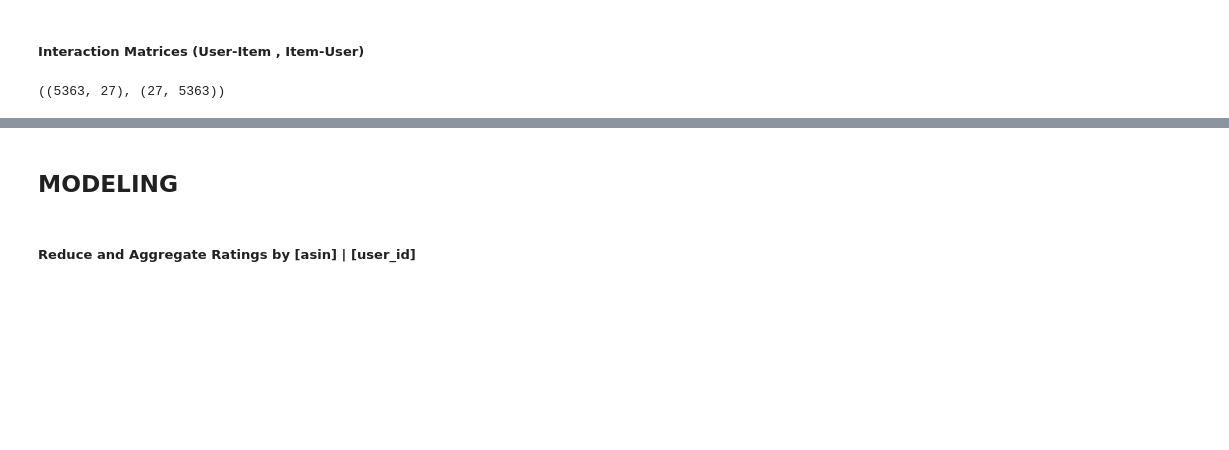
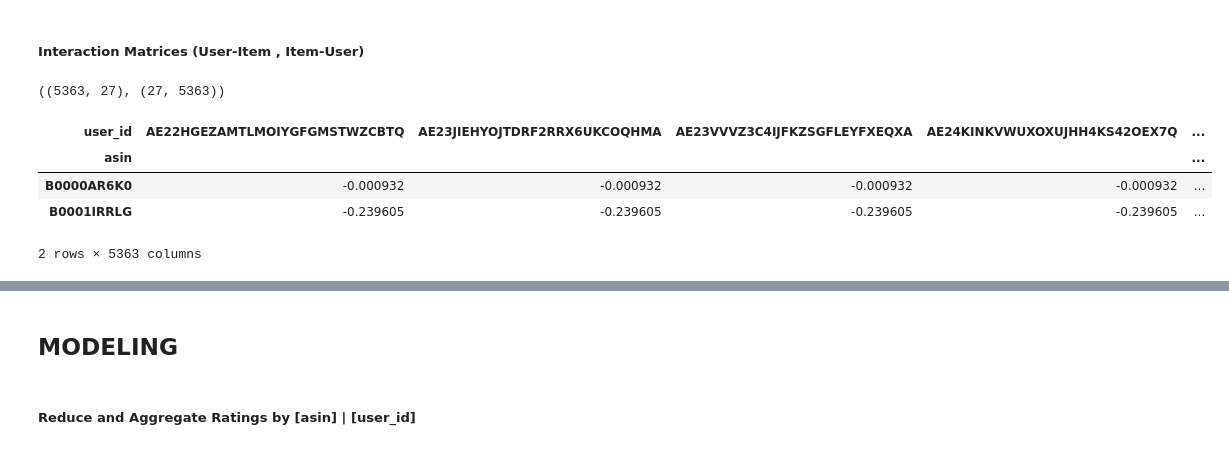
Before and after one commit to ds-edu/capstone-recsys, a Jupyter notebook: recsys_ecomm/notebooks/recsys.ipynb, the cells around one changed output, grey strips where cells are left out. Drawn from its saved outputs; the diff is of its cells as text; code cells hidden in the pictures; blank space fills up the shorter version.

```diff
--- a/recsys_ecomm/notebooks/recsys.ipynb
+++ b/recsys_ecomm/notebooks/recsys.ipynb
@@ -1028,3 +1028,15 @@ item_user_matrix = user_item_matrix.T
 user_item_matrix.shape, item_user_matrix.shape
 # %% [output]
 ((5363, 27), (27, 5363))
+# %%
+# Mean-center the item-usser matrix
+item_user_matrix_mean = item_user_matrix.mean(axis=1)
+item_user_matrix = item_user_matrix.sub(item_user_matrix_mean, axis=0)
+# Verify the mean-centered item-user matrix
+item_user_matrix.head(2)
+# %% [output]
+| user_id | AE22HGEZAMTLMOIYGFGMSTWZCBTQ | AE23JIEHYOJTDRF2RRX6UKCOQHMA | AE23VVVZ3C4IJFKZSGFLEYFXEQXA | AE24KINKVWUXOXUJHH4KS42OEX7Q | ... |
+| asin |  |  |  |  | ... |
+| B0000AR6K0 | -0.000932 | -0.000932 | -0.000932 | -0.000932 | ... |
+| B0001IRRLG | -0.239605 | -0.239605 | -0.239605 | -0.239605 | ... |
+2 rows × 5363 columns
```
Also changed, not shown: parts of 21 cells of this notebook.
